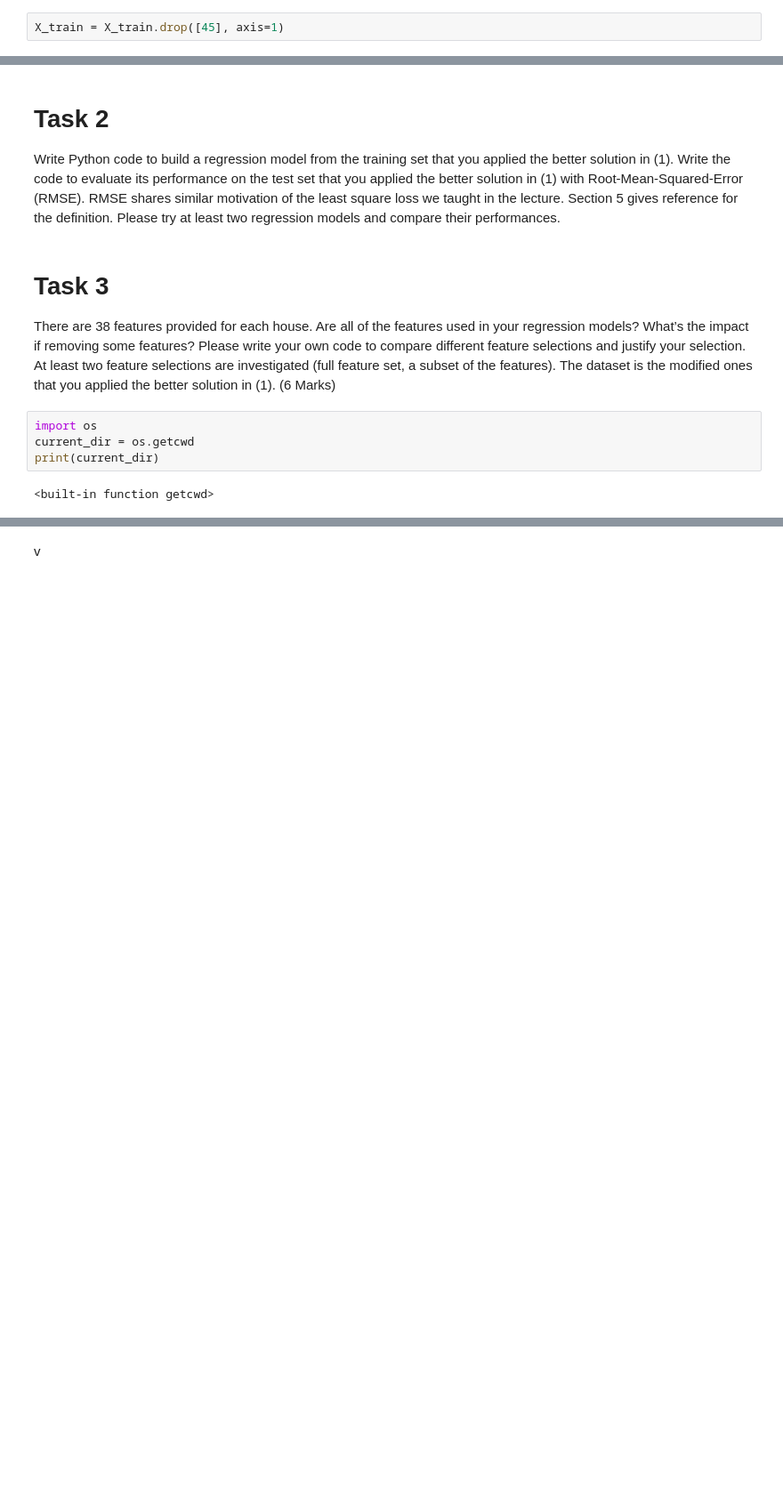
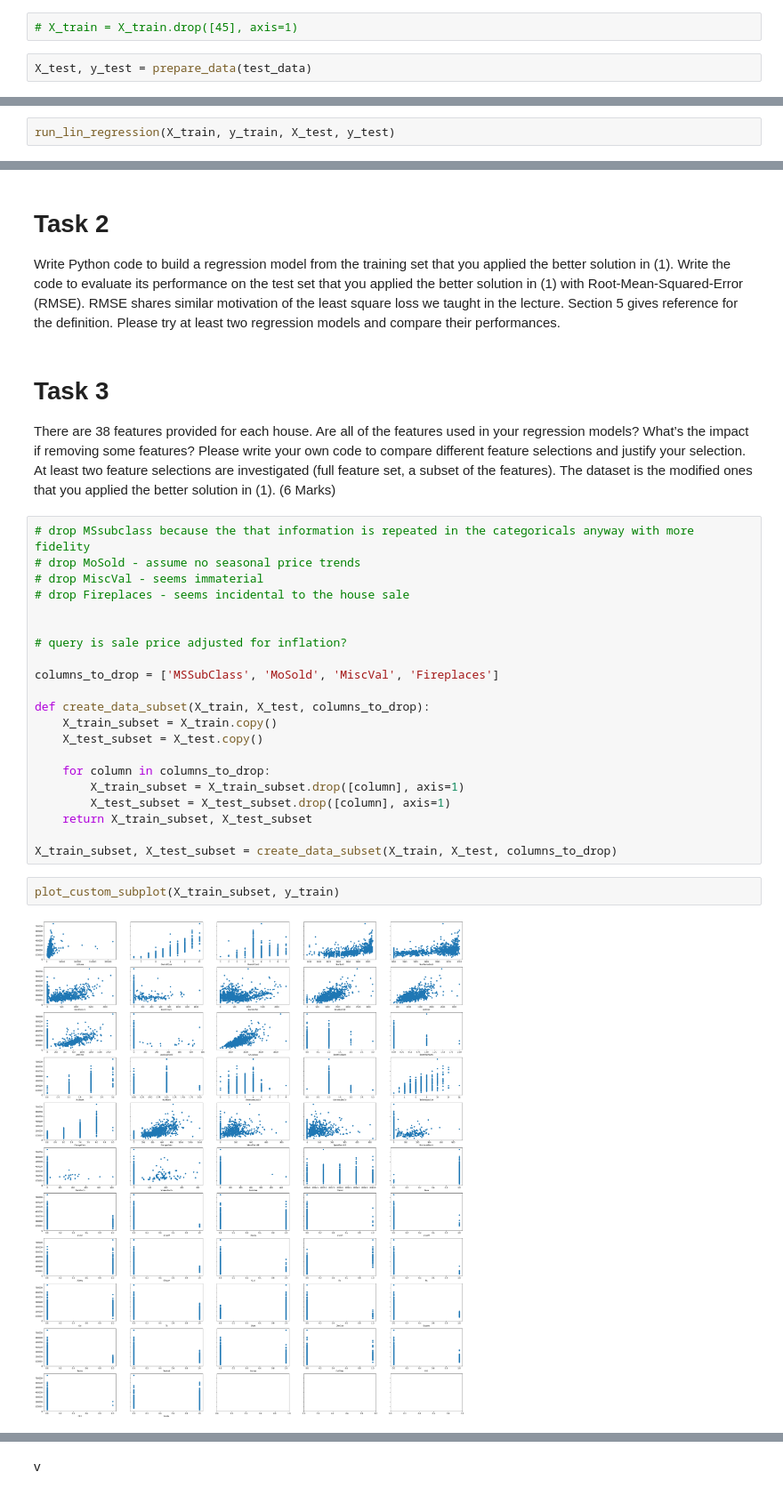
Before and after one commit to hifrickenfive/UniAdelaideAIML, a Jupyter notebook: assignment2/scratch.ipynb, the cells around one changed output, grey strips where cells are left out. Shown: that part at 89% size. Saved outputs shown, nothing was run; the diff lists cells and outputs as text; blank space fills up the shorter version.

```diff
--- a/assignment2/scratch.ipynb
+++ b/assignment2/scratch.ipynb
@@ -212,4 +195,6 @@ print(result) # 45
 # %% [output]
 {45}
 # %%
-X_train = X_train.drop([45], axis=1)
+# X_train = X_train.drop([45], axis=1)
+# %%
+X_test, y_test = prepare_data(test_data)
@@ -257,0 +238,2 @@ ValueError: x and y must be the same size
+# %%
+run_lin_regression(X_train, y_train, X_test, y_test)
@@ -278,9 +285,28 @@ models? What’s the impact if removing some features? Please write your own cod
 different feature selections and justify your selection. At least two feature selections are investigated
 (full feature set, a subset of the features). The dataset is the modified ones that you applied the
 better solution in (1). (6 Marks)
-# %%
-import os
-current_dir = os.getcwd
-print(current_dir)
-# %% [output]
-<built-in function getcwd>
+# %%
+# drop MSsubclass because the that information is repeated in the categoricals anyway with more fidelity
+# drop MoSold - assume no seasonal price trends
+# drop MiscVal - seems immaterial
+# drop Fireplaces - seems incidental to the house sale
+
+
+# query is sale price adjusted for inflation?
+
+columns_to_drop = ['MSSubClass', 'MoSold', 'MiscVal', 'Fireplaces']
+
+def create_data_subset(X_train, X_test, columns_to_drop):
+    X_train_subset = X_train.copy()
+    X_test_subset = X_test.copy()
+
+    for column in columns_to_drop:
+        X_train_subset = X_train_subset.drop([column], axis=1)
+        X_test_subset = X_test_subset.drop([column], axis=1)
+    return X_train_subset, X_test_subset
+
+X_train_subset, X_test_subset = create_data_subset(X_train, X_test, columns_to_drop)
+# %%
+plot_custom_subplot(X_train_subset, y_train)
+# %% [output]
+[figure, added]
```
Also changed, not shown: parts of 17 cells of this notebook, 2 other files.
